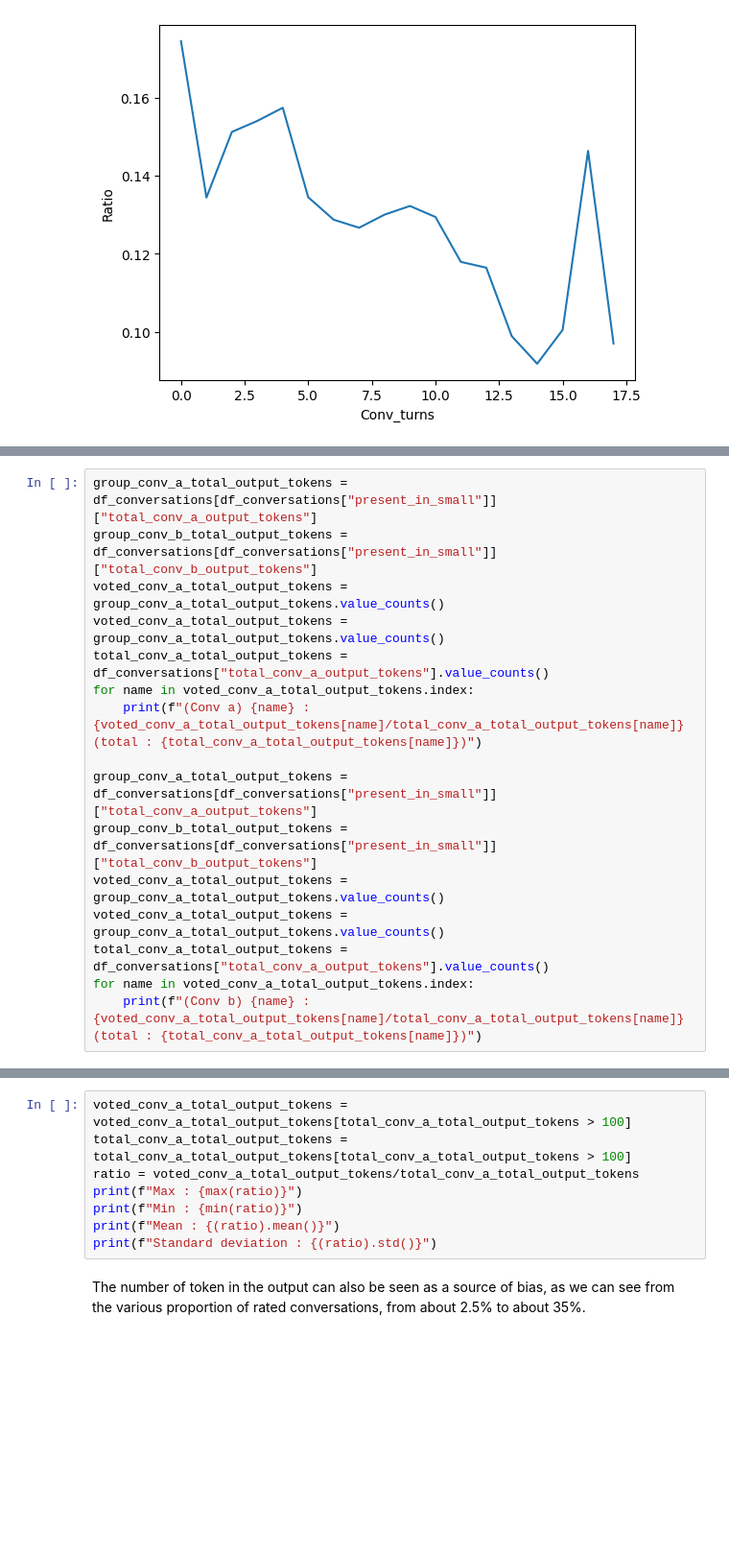
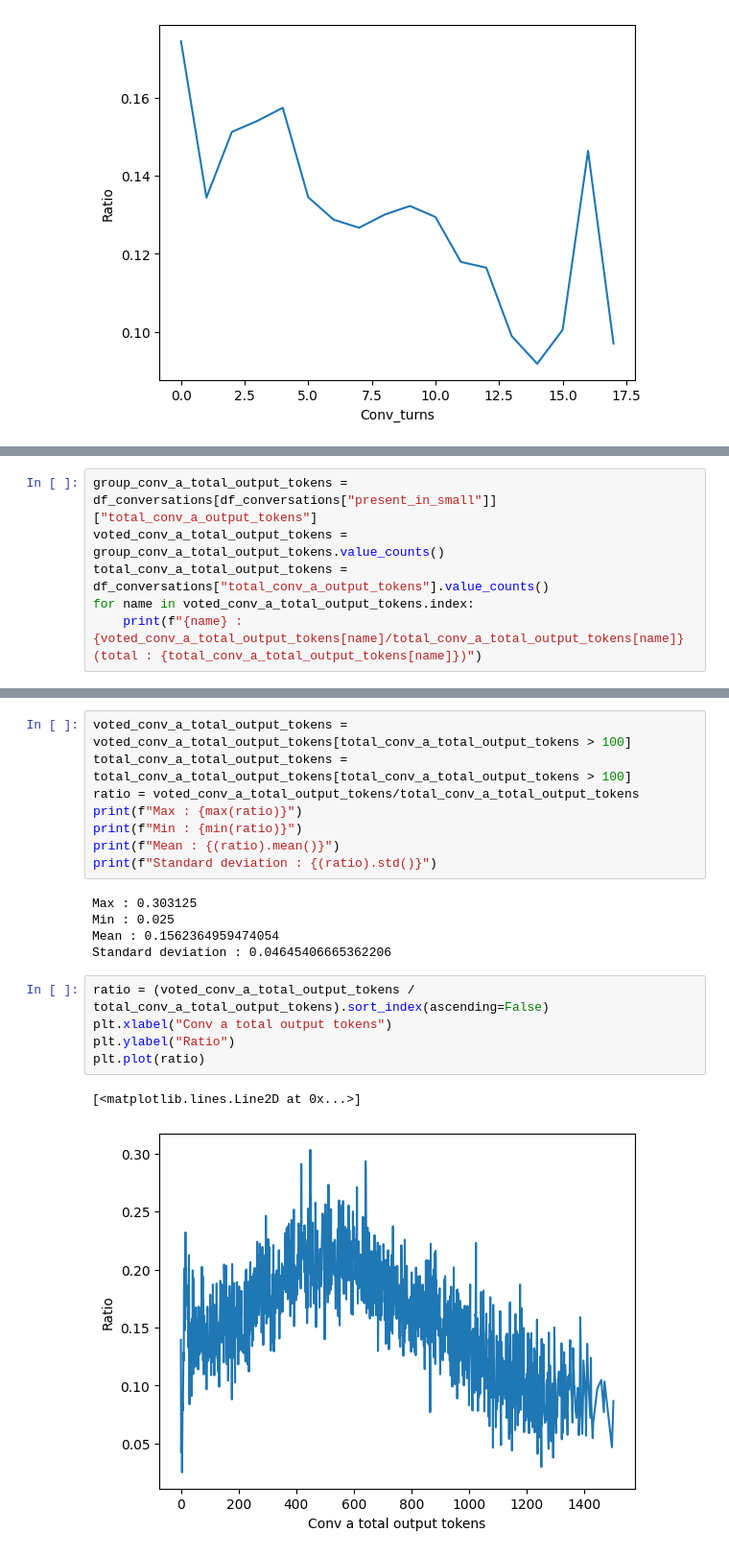
Before and after one commit to alexandre-faure/creativity-llm-comparia, a Jupyter notebook: mickael.ipynb, the cells around one changed output, grey strips where cells are left out. Shown at 96% size. Cells and saved outputs as stored; diff of their text form; blank space fills up the shorter version.

```diff
--- a/mickael.ipynb
+++ b/mickael.ipynb
@@ -200,17 +207,7 @@ And finally, we can also access bias in the number of tokens in the output
 # %%
 group_conv_a_total_output_tokens = df_conversations[df_conversations["present_in_small"]]["total_conv_a_output_tokens"]
-group_conv_b_total_output_tokens = df_conversations[df_conversations["present_in_small"]]["total_conv_b_output_tokens"]
-voted_conv_a_total_output_tokens = group_conv_a_total_output_tokens.value_counts()
 voted_conv_a_total_output_tokens = group_conv_a_total_output_tokens.value_counts()
 total_conv_a_total_output_tokens = df_conversations["total_conv_a_output_tokens"].value_counts()
 for name in voted_conv_a_total_output_tokens.index:
-    print(f"(Conv a) {name} : {voted_conv_a_total_output_tokens[name]/total_conv_a_total_output_tokens[name]} (total : {total_conv_a_total_output_tokens[name]})")
-
-group_conv_a_total_output_tokens = df_conversations[df_conversations["present_in_small"]]["total_conv_a_output_tokens"]
-group_conv_b_total_output_tokens = df_conversations[df_conversations["present_in_small"]]["total_conv_b_output_tokens"]
-voted_conv_a_total_output_tokens = group_conv_a_total_output_tokens.value_counts()
-voted_conv_a_total_output_tokens = group_conv_a_total_output_tokens.value_counts()
-total_conv_a_total_output_tokens = df_conversations["total_conv_a_output_tokens"].value_counts()
-for name in voted_conv_a_total_output_tokens.index:
-    print(f"(Conv b) {name} : {voted_conv_a_total_output_tokens[name]/total_conv_a_total_output_tokens[name]} (total : {total_conv_a_total_output_tokens[name]})")
+    print(f"{name} : {voted_conv_a_total_output_tokens[name]/total_conv_a_total_output_tokens[name]} (total : {total_conv_a_total_output_tokens[name]})")
 # %% [output]
@@ -239,5 +236,16 @@ print(f"Max : {max(ratio)}")
 print(f"Min : {min(ratio)}")
 print(f"Mean : {(ratio).mean()}")
 print(f"Standard deviation : {(ratio).std()}")
+# %% [output]
+Max : 0.303125
+Min : 0.025
+Mean : 0.1562364959474054
+Standard deviation : 0.04645406665362206
-# %% [markdown]
-The number of token in the output can also be seen as a source of bias, as we can see from the various proportion of rated conversations, from about 2.5% to about 35%.
+# %%
+ratio = (voted_conv_a_total_output_tokens / total_conv_a_total_output_tokens).sort_index(ascending=False)
+plt.xlabel("Conv a total output tokens")
+plt.ylabel("Ratio")
+plt.plot(ratio)
+# %% [output]
+[<matplotlib.lines.Line2D at 0x...>]
+[figure, added]
```
Also changed, not shown: parts of 11 cells of this notebook.
